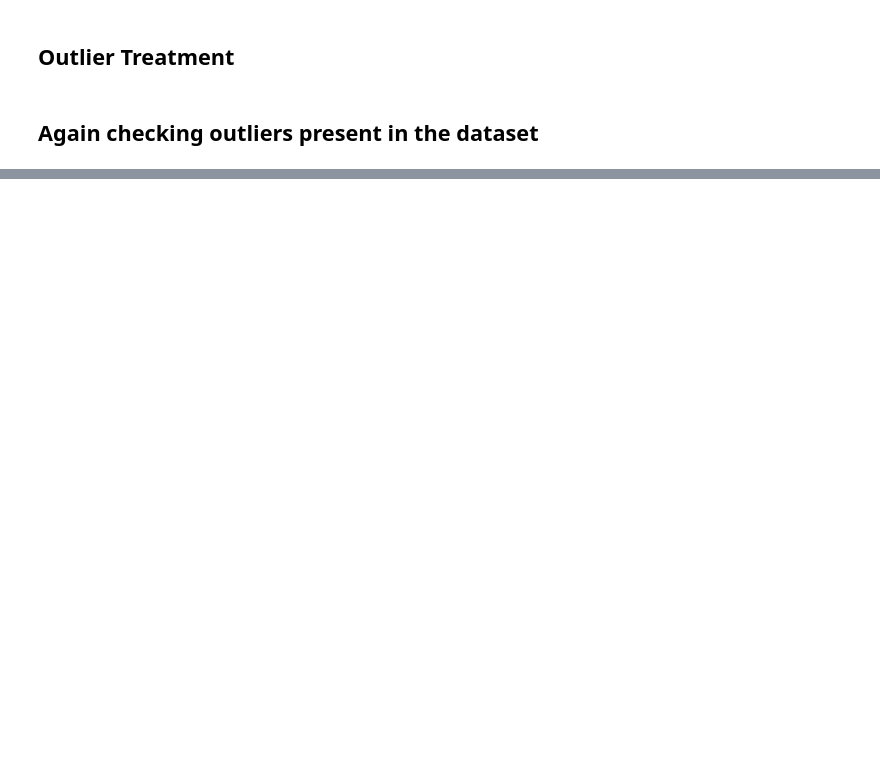
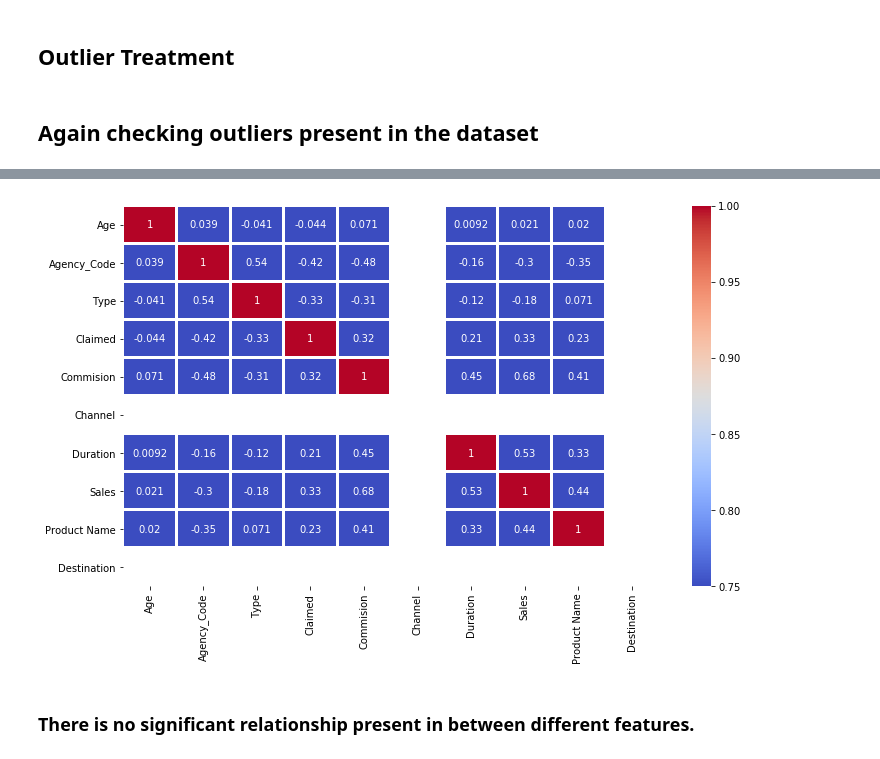
Before and after one commit to Abhishek768/InsuranceClaimStatus, a Jupyter notebook: InsuranceClaimStatus.ipynb, the cells around one changed output, grey strips where cells are left out. Cells and saved outputs as stored; diff of their text form; code cells hidden in the pictures; blank space fills up the shorter version.

```diff
--- a/InsuranceClaimStatus.ipynb
+++ b/InsuranceClaimStatus.ipynb
@@ -115,0 +148,7 @@ plt.ylabel('Frequency');
+# %%
+plt.figure(figsize=(12,7));
+sns.heatmap(df.corr(), vmin=0.75, vmax=1, annot=True, cmap='coolwarm', lw=2);
+# %% [output]
+[figure, added]
+# %% [markdown]
+### There is no significant relationship present in between different features.
```
Also changed, not shown: parts of 12 cells of this notebook.
